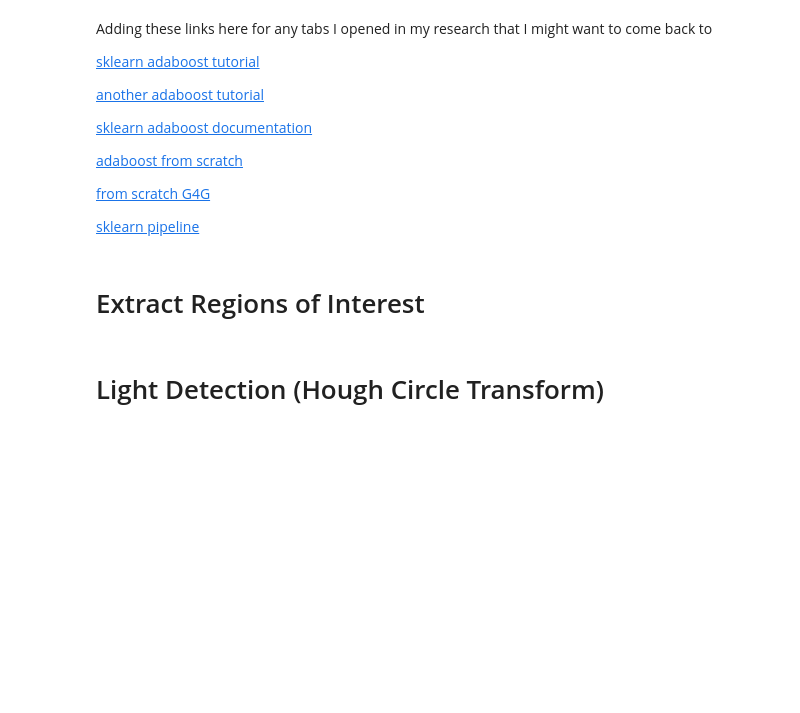
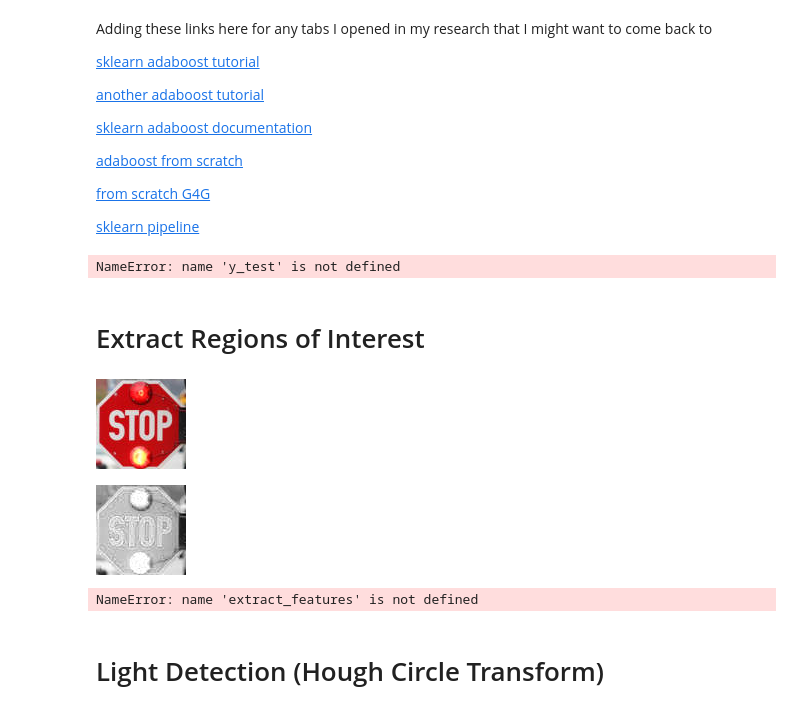
Before and after one commit to tessamitchell/SchoolBusStopSignDetection, a Jupyter notebook: FinalProject.ipynb, the cells around one changed output. Drawn from its saved outputs; the diff is of its cells as text; code cells hidden in the pictures; blank space fills up the shorter version.

```diff
--- a/FinalProject.ipynb
+++ b/FinalProject.ipynb
@@ -143,12 +260,37 @@ model = abc.fit(X_train, y_train)
 y_pred = model.predict(X_test)
 # %%
 # Model Accuracy, how often is the classifier correct?
-print("Accuracy:",metrics.accuracy_score(y_test, y_pred))
+from sklearn.metrics import accuracy_score
+print("Accuracy:",accuracy_score(y_test, y_pred))
+
+# Accuracy: 0.8928571428571429
+
+import joblib
+joblib.dump(model, "adaboost_model.pkl")
+# %% [output]
+NameError: name 'y_test' is not defined
 # %% [markdown]
 # Extract Regions of Interest
 # %%
 def extract_windows(img):
   return x,y,w,h
+# %%
+import cv2 as cv
+import numpy as np
+testimg=cv.imread("/content/istockphoto-2157367693-612x612.jpg")
+cropped=testimg[230:320,260:350]
+from google.colab.patches import cv2_imshow
+cv2_imshow(cropped)
+red=cropped[:,:,2]
+cv2_imshow(red)
+# %% [output]
+[figure, added]
+[figure, added]
+# %%
+features=extract_features(cropped)
+model.predict(features)
+# %% [output]
+NameError: name 'extract_features' is not defined
 # %%
 testimages=[]
 positive_windows=[]
```
Also changed, not shown: parts of 17 cells of this notebook.
